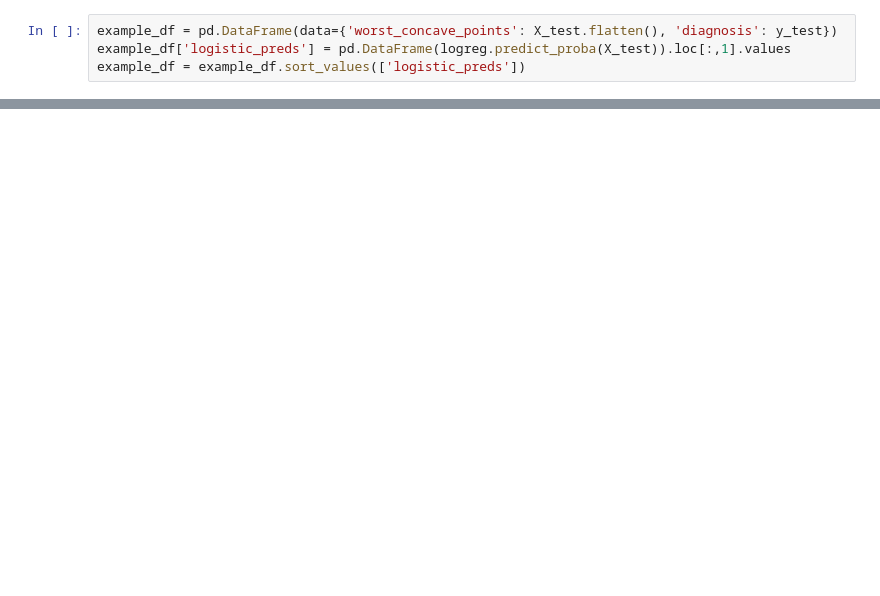
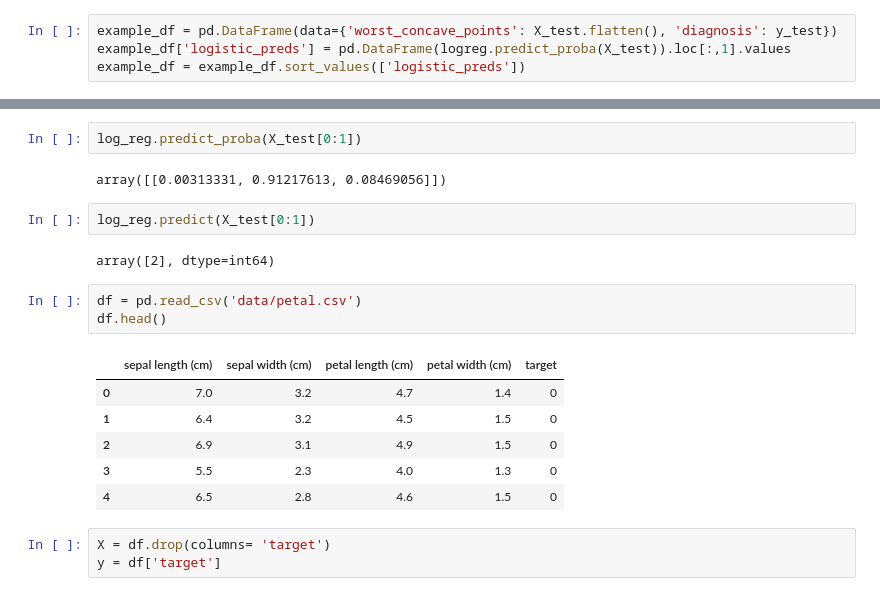
Before and after one commit to jerryperkins/Data_science, a Jupyter notebook: logistic_regression/testing.ipynb, the cells around one changed output, grey strips where cells are left out. Saved outputs shown, nothing was run; the diff lists cells and outputs as text; blank space fills up the shorter version.

```diff
--- a/logistic_regression/testing.ipynb
+++ b/logistic_regression/testing.ipynb
@@ -136,0 +218,21 @@ Text(0.5, 0, 'concave points_worst')
+# %%
+log_reg.predict_proba(X_test[0:1])
+# %% [output]
+array([[0.00313331, 0.91217613, 0.08469056]])
+# %%
+log_reg.predict(X_test[0:1])
+# %% [output]
+array([2], dtype=int64)
+# %%
+df = pd.read_csv('data/petal.csv')
+df.head()
+# %% [output]
+|  | sepal length (cm) | sepal width (cm) | petal length (cm) | petal width (cm) | target |
+| 0 | 7.0 | 3.2 | 4.7 | 1.4 | 0 |
+| 1 | 6.4 | 3.2 | 4.5 | 1.5 | 0 |
+| 2 | 6.9 | 3.1 | 4.9 | 1.5 | 0 |
+| 3 | 5.5 | 2.3 | 4.0 | 1.3 | 0 |
+| 4 | 6.5 | 2.8 | 4.6 | 1.5 | 0 |
+# %%
+X = df.drop(columns= 'target')
+y = df['target']
```
Also changed, not shown: parts of 20 cells of this notebook, 3 other files.
